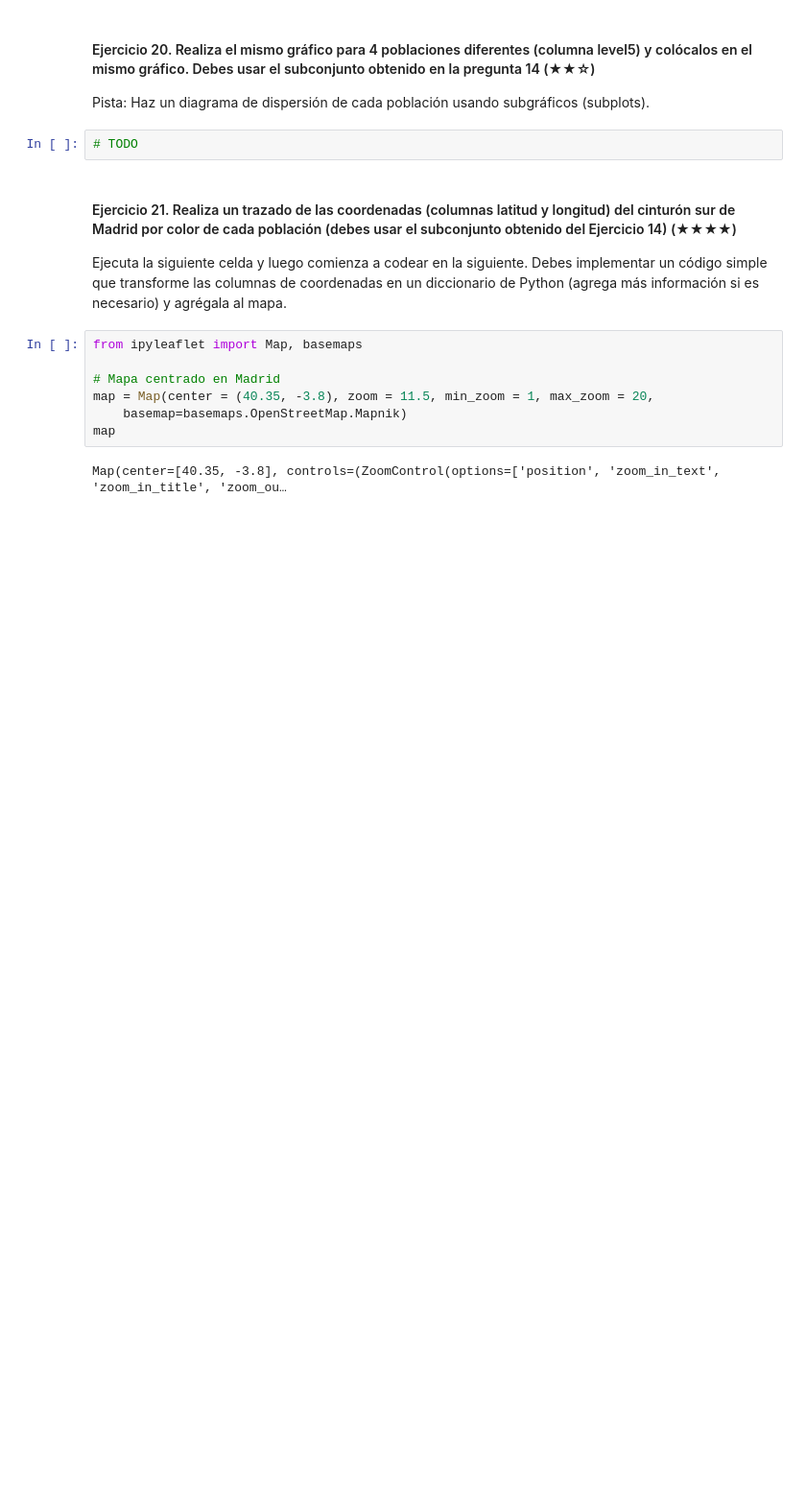
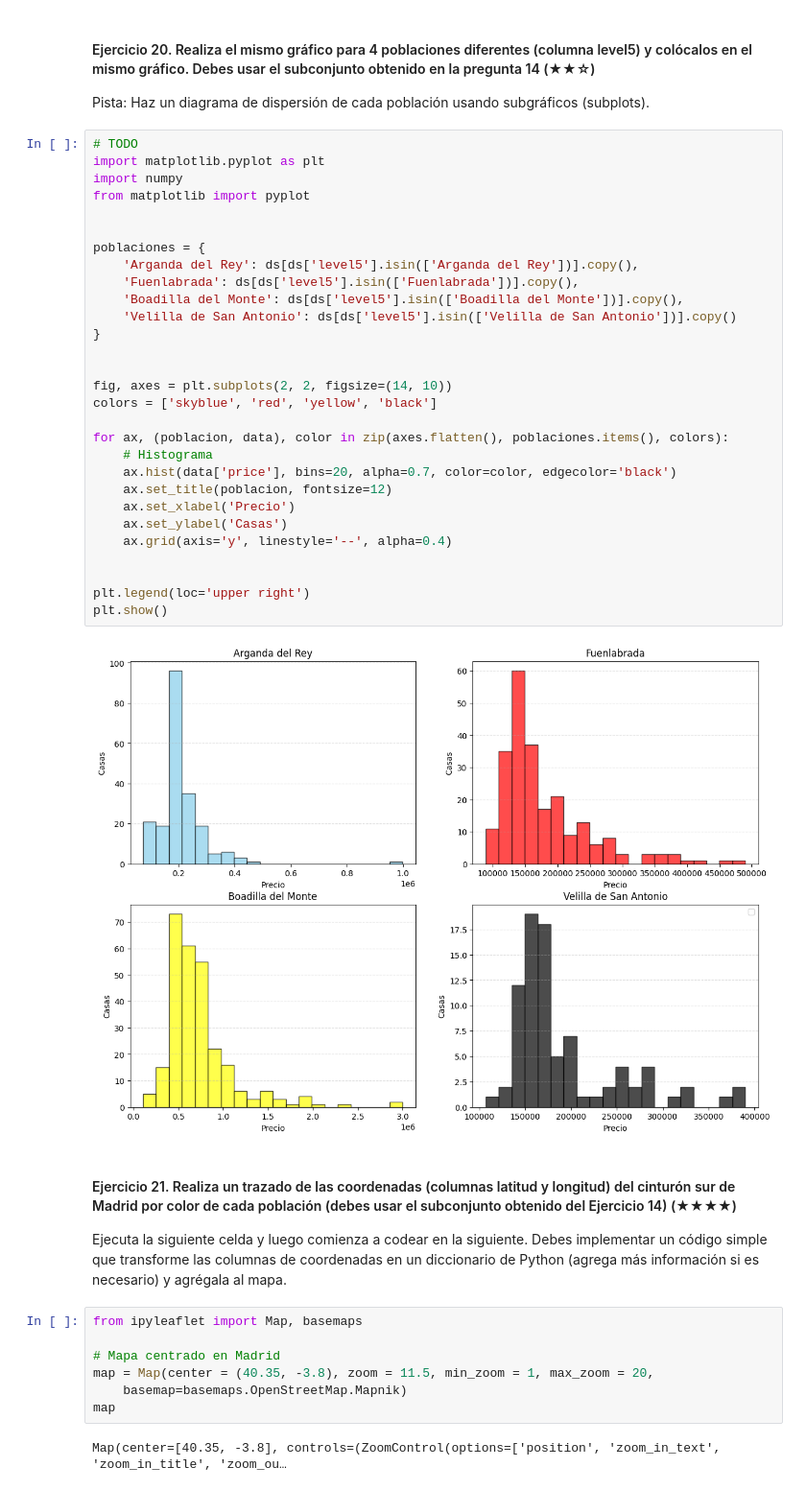
Before and after one commit to UlisesMor/realestate-datacleanup-exercise, a Jupyter notebook: project.es.ipynb, the cells around one changed output. Shown at 96% size. Drawn from its saved outputs; the diff is of its cells as text; blank space fills up the shorter version.

```diff
--- a/project.es.ipynb
+++ b/project.es.ipynb
@@ -386,6 +477,35 @@ Pista: Crea una nueva columna llamada `pps` (price per square en inglés) y lueg
 Pista: Haz un diagrama de dispersión de cada población usando subgráficos (subplots).
 # %%
 # TODO
+import matplotlib.pyplot as plt
+import numpy
+from matplotlib import pyplot
+
+
+poblaciones = {
+    'Arganda del Rey': ds[ds['level5'].isin(['Arganda del Rey'])].copy(),
+    'Fuenlabrada': ds[ds['level5'].isin(['Fuenlabrada'])].copy(),
+    'Boadilla del Monte': ds[ds['level5'].isin(['Boadilla del Monte'])].copy(),
+    'Velilla de San Antonio': ds[ds['level5'].isin(['Velilla de San Antonio'])].copy()
+}
+
+
+fig, axes = plt.subplots(2, 2, figsize=(14, 10))
+colors = ['skyblue', 'red', 'yellow', 'black']
+
+for ax, (poblacion, data), color in zip(axes.flatten(), poblaciones.items(), colors):
+    # Histograma
+    ax.hist(data['price'], bins=20, alpha=0.7, color=color, edgecolor='black')
+    ax.set_title(poblacion, fontsize=12)
+    ax.set_xlabel('Precio')
+    ax.set_ylabel('Casas')
+    ax.grid(axis='y', linestyle='--', alpha=0.4)
+
+
+plt.legend(loc='upper right')
+plt.show()
+# %% [output]
+[figure, added]
 # %% [markdown]
 #### Ejercicio 21. Realiza un trazado de las coordenadas (columnas latitud y longitud) del cinturón sur de Madrid por color de cada población (debes usar el subconjunto obtenido del Ejercicio 14) (★★★★)
 
```
Also changed, not shown: parts of 9 cells of this notebook.
